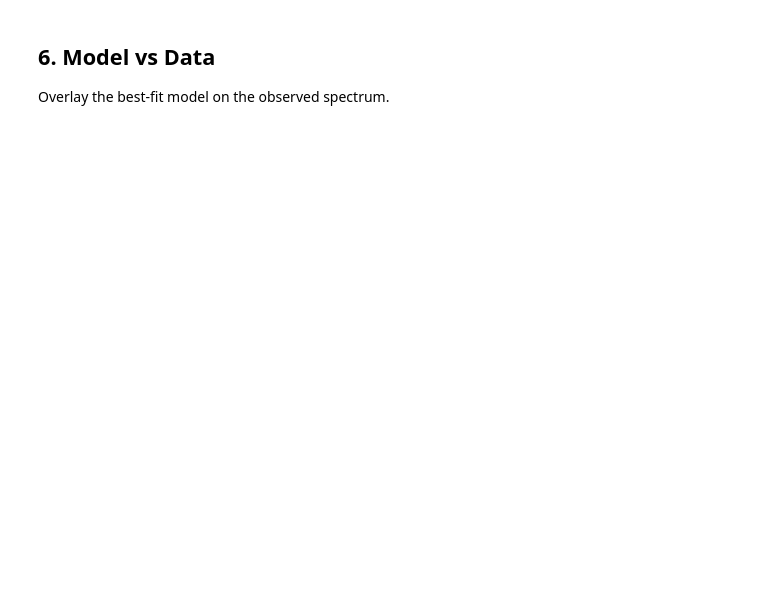
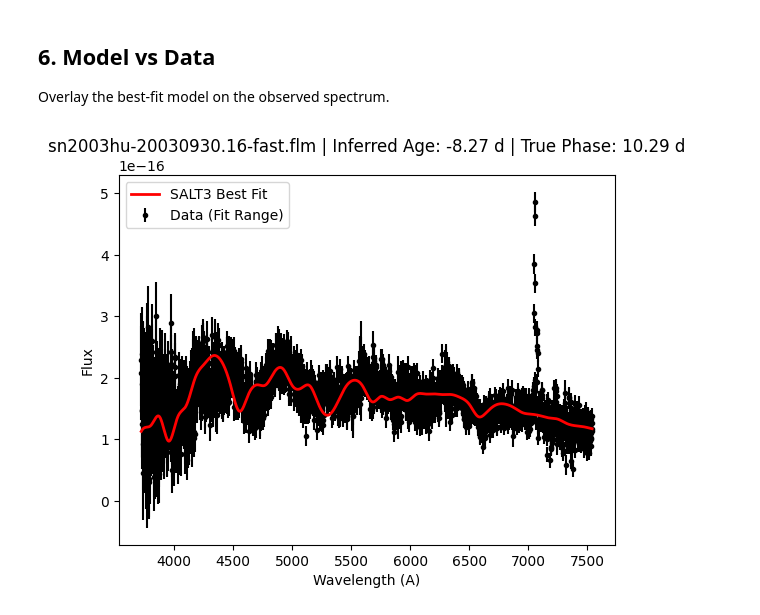
Before and after one commit to p-massey/bayesian_framework, a Jupyter notebook: notebooks/single_spectrum_fit.ipynb, the cells around one changed output. Cells and saved outputs as stored; diff of their text form; code cells hidden in the pictures; blank space fills up the shorter version.

```diff
--- a/notebooks/single_spectrum_fit.ipynb
+++ b/notebooks/single_spectrum_fit.ipynb
@@ -175,31 +175,33 @@ Overlay the best-fit model on the observed spectrum.
 med_params = np.median(samples, axis=0)
 p_dict = dict(zip(params_names, med_params))
 
 model = sncosmo.Model(source=MODEL_NAME)
 model.set(z=p['z'])
 
 if METHOD == 'nuis':
     # Recalculate best x0 for median params
     model.set(**p_dict)
     model.set(x0=1.0)
     m_flux_unit = model.flux(0.0, wave_f)
     w = 1.0 / err_f**2
     x0_best = np.sum(flux_f * m_flux_unit * w) / np.sum(m_flux_unit**2 * w)
     model.set(x0=x0_best)
 else:
     p_dict_copy = p_dict.copy()
     if 'log10_x0' in p_dict_copy:
         p_dict_copy['x0'] = 10**p_dict_copy.pop('log10_x0')
     model.set(**p_dict_copy)
 
 model_flux = model.flux(0.0, wave_f)
 
 plt.errorbar(wave_f, flux_f, yerr=err_f, fmt='.', color='black', label='Data (Fit Range)')
-plt.plot(wave_f, model_flux, color='red', lw=2, label='SALT3 Best Fit')
+plt.plot(wave_f, model_flux, color='red', lw=2, label='SALT3 Best Fit',zorder=10)
 
 inferred_age = -p_dict['t0']
 plt.title(f"{FILENAME} | Inferred Age: {inferred_age:.2f} d | True Phase: {true_phase:.2f} d" if true_phase is not None else f"{FILENAME} | Inferred Age: {inferred_age:.2f} d")
 plt.xlabel("Wavelength (A)")
 plt.ylabel("Flux")
 plt.legend()
 plt.show()
+# %% [output]
+[figure, added]
```
Also changed, not shown: parts of 6 cells of this notebook.
